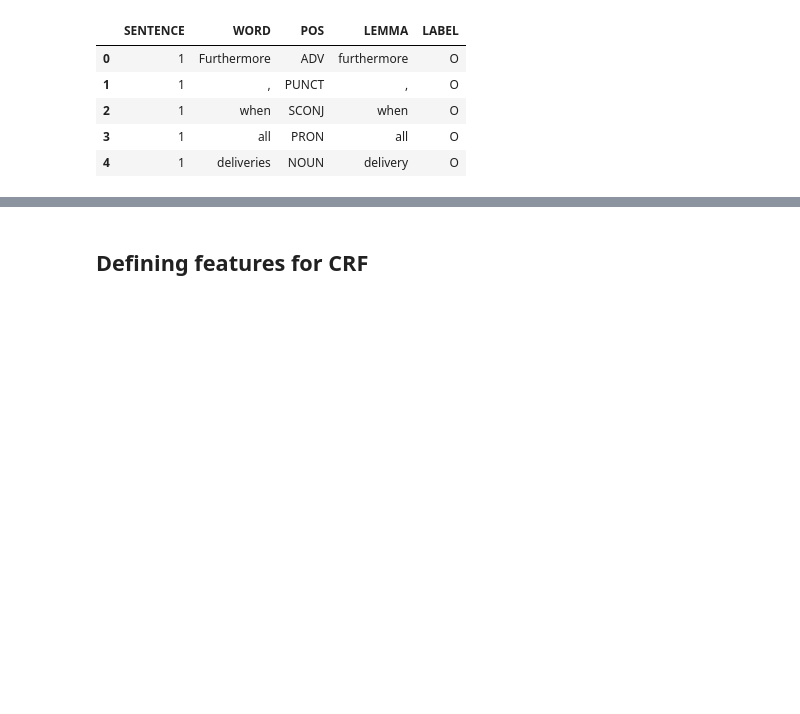
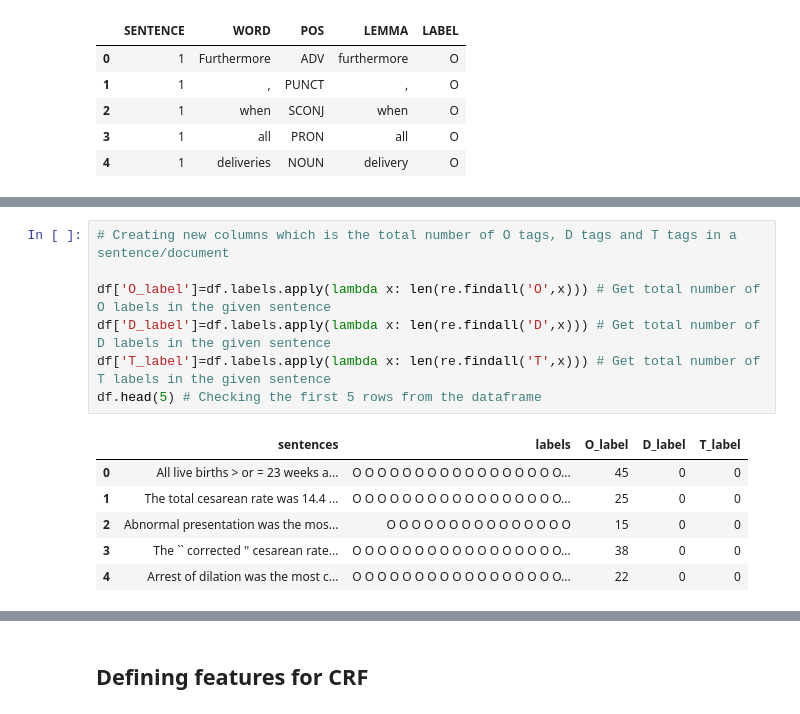
Before and after one commit to rahul2july/syntactic_processing_assignment, a Jupyter notebook: Assignment.ipynb, the cells around one changed output, grey strips where cells are left out. Drawn from its saved outputs; the diff is of its cells as text; blank space fills up the shorter version.

```diff
--- a/Assignment.ipynb
+++ b/Assignment.ipynb
@@ -301,0 +328,14 @@ test_df.head()
+# %%
+# Creating new columns which is the total number of O tags, D tags and T tags in a sentence/document
+
+df['O_label']=df.labels.apply(lambda x: len(re.findall('O',x))) # Get total number of O labels in the given sentence
+df['D_label']=df.labels.apply(lambda x: len(re.findall('D',x))) # Get total number of D labels in the given sentence
+df['T_label']=df.labels.apply(lambda x: len(re.findall('T',x))) # Get total number of T labels in the given sentence
+df.head(5) # Checking the first 5 rows from the dataframe
+# %% [output]
+|  | sentences | labels | O_label | D_label | T_label |
+| 0 | All live births > or = 23 weeks a... | O O O O O O O O O O O O O O O O O... | 45 | 0 | 0 |
+| 1 | The total cesarean rate was 14.4 ... | O O O O O O O O O O O O O O O O O... | 25 | 0 | 0 |
+| 2 | Abnormal presentation was the mos... | O O O O O O O O O O O O O O O | 15 | 0 | 0 |
+| 3 | The `` corrected '' cesarean rate... | O O O O O O O O O O O O O O O O O... | 38 | 0 | 0 |
+| 4 | Arrest of dilation was the most c... | O O O O O O O O O O O O O O O O O... | 22 | 0 | 0 |
```
Also changed, not shown: parts of 20 cells of this notebook.
